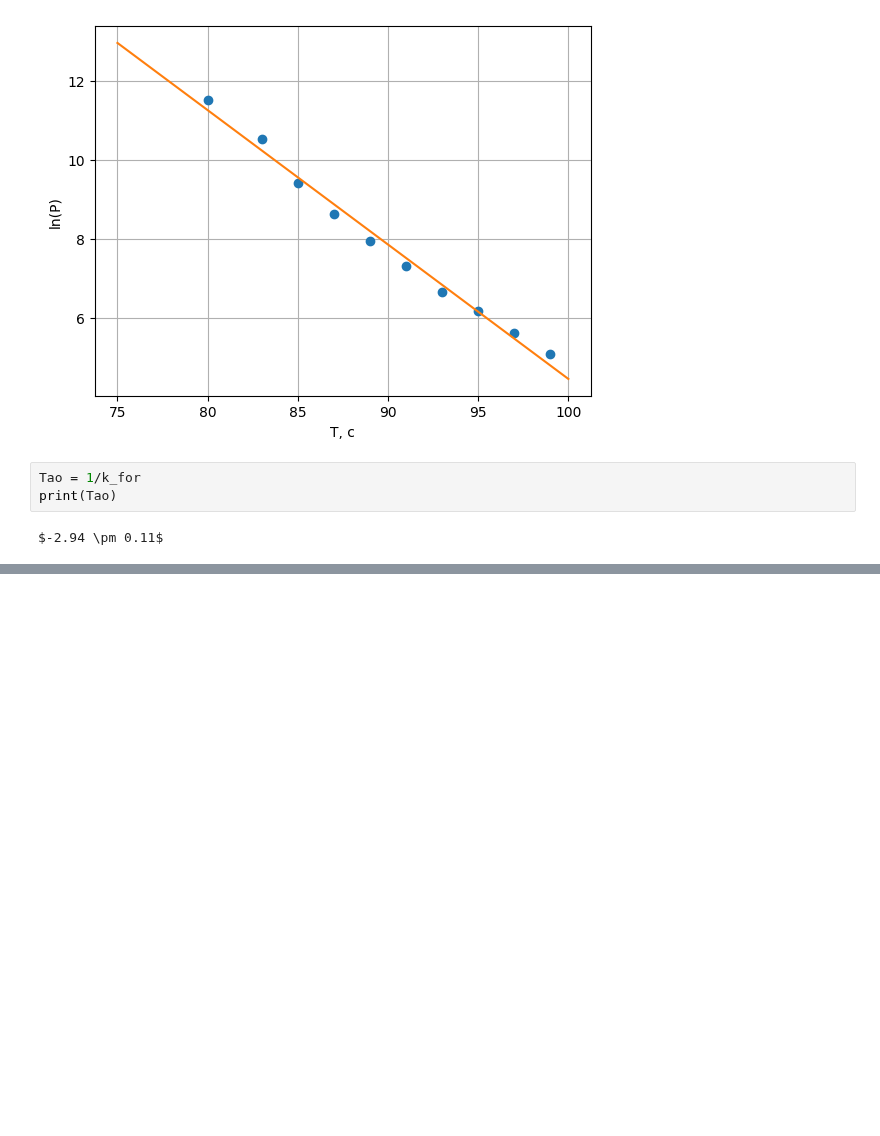
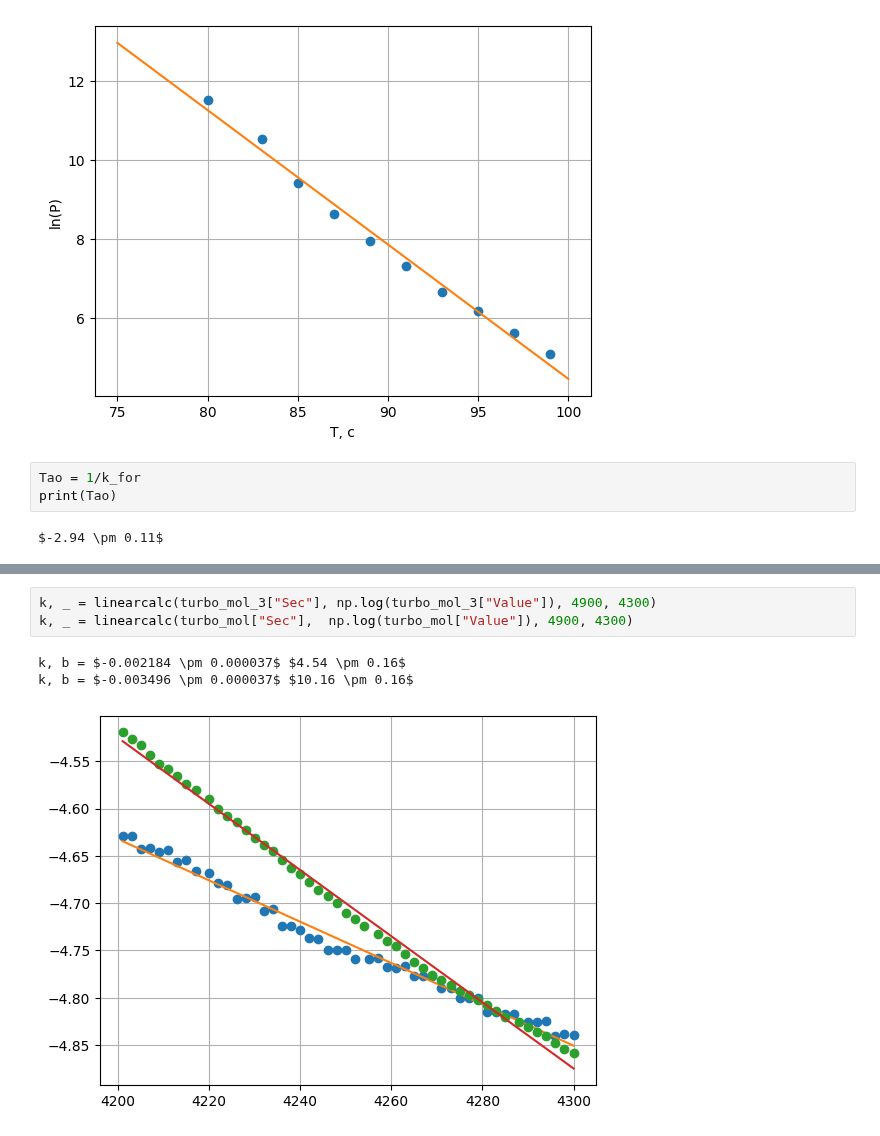
Before and after one commit to RedBrean/term2, a Jupyter notebook: labs/231/231.ipynb, the cells around one changed output, grey strips where cells are left out. Drawn from its saved outputs; the diff is of its cells as text; blank space fills up the shorter version.

```diff
--- a/labs/231/231.ipynb
+++ b/labs/231/231.ipynb
@@ -319,0 +325,7 @@ plt.plot(turbo_mol["Sec"], turbo_mol["Value"])
+# %%
+k, _ = linearcalc(turbo_mol_3["Sec"], np.log(turbo_mol_3["Value"]), 4900, 4300)
+k, _ = linearcalc(turbo_mol["Sec"],  np.log(turbo_mol["Value"]), 4900, 4300)
+# %% [output]
+k, b = $-0.002184 \pm 0.000037$ $4.54 \pm 0.16$
+k, b = $-0.003496 \pm 0.000037$ $10.16 \pm 0.16$
+[figure, added]
```
Also changed, not shown: parts of 2 cells of this notebook.
